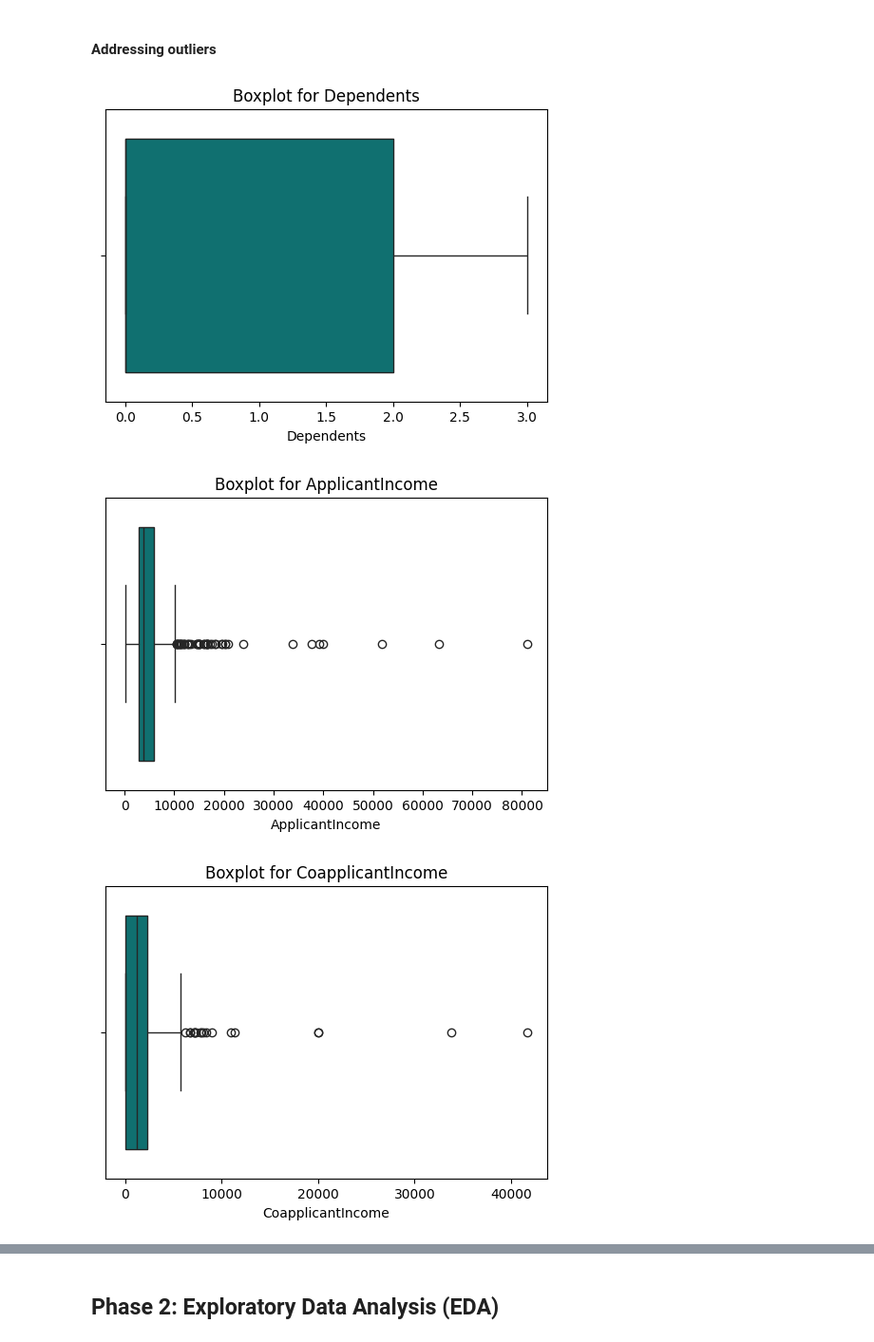
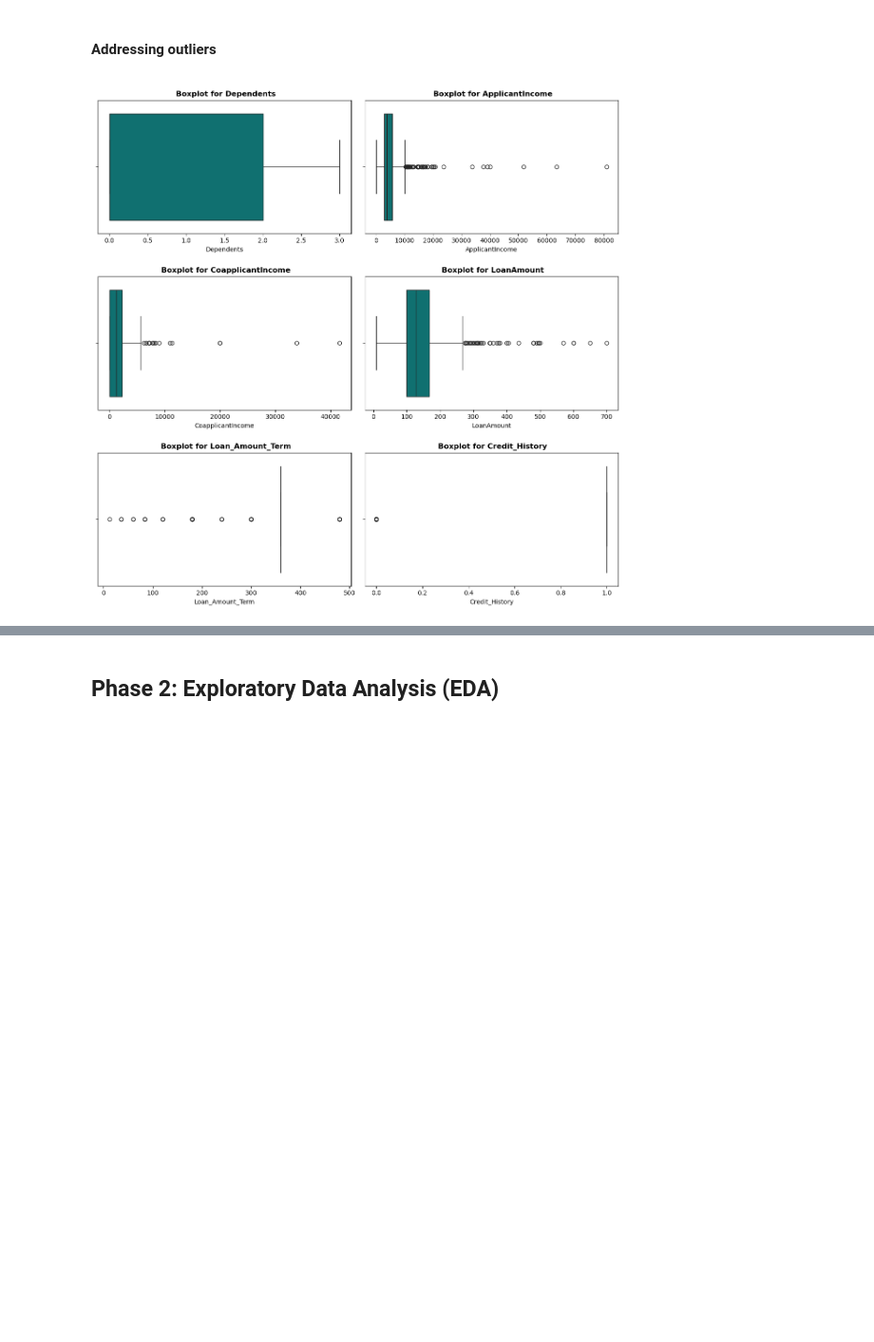
Before and after one commit to Olasquare043/EDA-on-Home-Loan-dataset, a Jupyter notebook: task_25.ipynb, the cells around one changed output, grey strips where cells are left out. Shown: that part at 95% size. Drawn from its saved outputs; the diff is of its cells as text; code cells hidden in the pictures; blank space fills up the shorter version.

Commit message:
add boxplot and it interpretations

```diff
--- a/task_25.ipynb
+++ b/task_25.ipynb
@@ -340,14 +359,14 @@ dtype: object
 # %%
 # let check for the outliers using box plot for all the numerical data
 numerical_cols= ["Dependents","ApplicantIncome","CoapplicantIncome","LoanAmount","Loan_Amount_Term","Credit_History"]
+plt.figure(figsize=(12,12))
 
-# plotting for each features
-for col in numerical_cols:
-    plt.figure(figsize=(6,4))
+# plotting for each features in subplot (grid)
+for i, col in enumerate(numerical_cols, start=1):
+    plt.subplot(3,2,i)
     sns.boxplot(x=train_data[col], color='teal')
-    plt.title(f"Boxplot for {col}")
-    plt.show()
+    plt.title(f"\n Boxplot for {col}", fontweight="bold")
+plt.tight_layout()
+plt.show()
 # %% [output]
-[figure, old version]
+[figure, new version]
-[figure, removed]
-[figure, removed]
```
Also changed, not shown: parts of 12 cells of this notebook.
